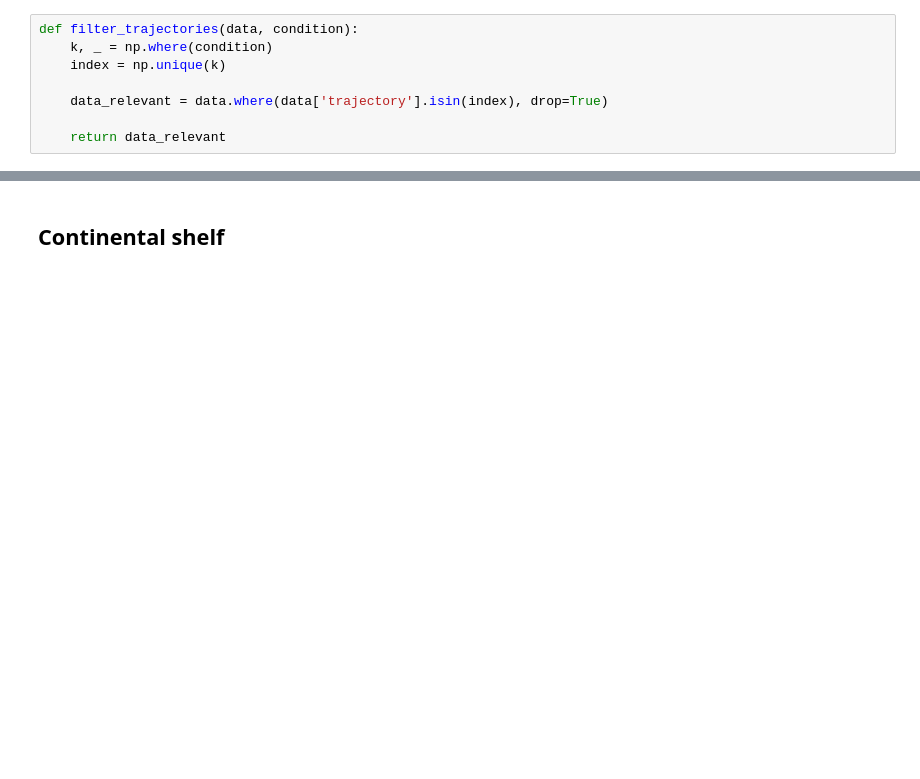
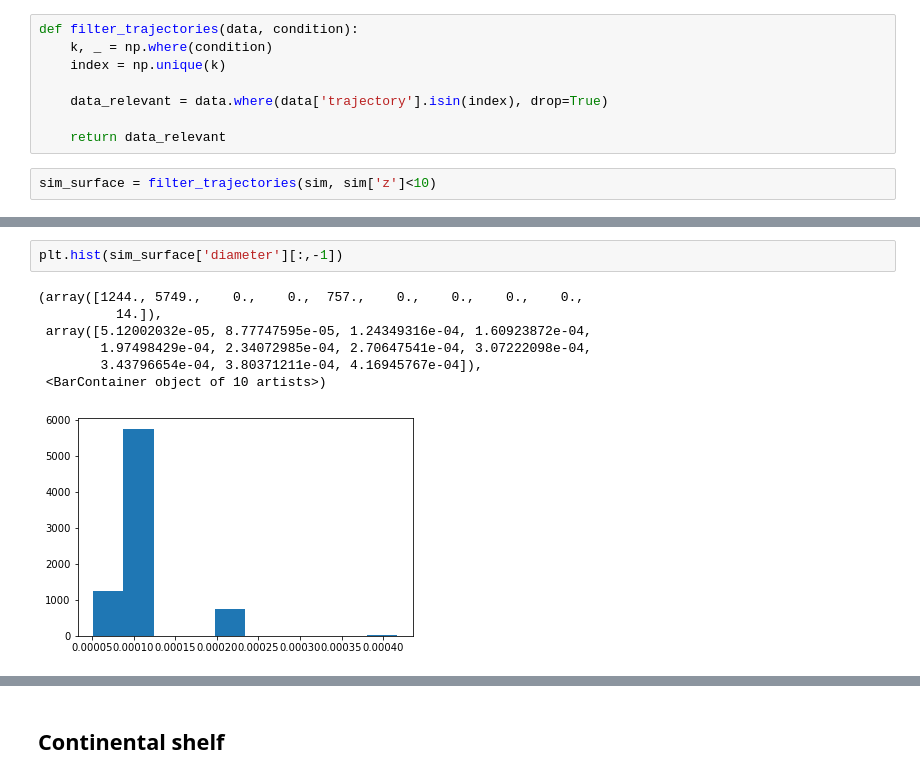
Before and after one commit to OceanParcels/Backtracking_Abyssal_Nanoplastics, a Jupyter notebook: notebooks/zarr_outputs.ipynb, the cells around one changed output, grey strips where cells are left out. Drawn from its saved outputs; the diff is of its cells as text; blank space fills up the shorter version.

```diff
--- a/notebooks/zarr_outputs.ipynb
+++ b/notebooks/zarr_outputs.ipynb
@@ -33,3 +29,5 @@ def filter_trajectories(data, condition):
     data_relevant = data.where(data['trajectory'].isin(index), drop=True)
 
     return data_relevant
+# %%
+sim_surface = filter_trajectories(sim, sim['z']<10)
@@ -36 +54,11 @@ def filter_trajectories(data, condition):
+# %%
+plt.hist(sim_surface['diameter'][:,-1])
+# %% [output]
+(array([1244., 5749.,    0.,    0.,  757.,    0.,    0.,    0.,    0.,
+          14.]),
+ array([5.12002032e-05, 8.77747595e-05, 1.24349316e-04, 1.60923872e-04,
+        1.97498429e-04, 2.34072985e-04, 2.70647541e-04, 3.07222098e-04,
+        3.43796654e-04, 3.80371211e-04, 4.16945767e-04]),
+ <BarContainer object of 10 artists>)
+[figure, added]
 # %%
```
Also changed, not shown: parts of 27 cells of this notebook, 1 other file.
